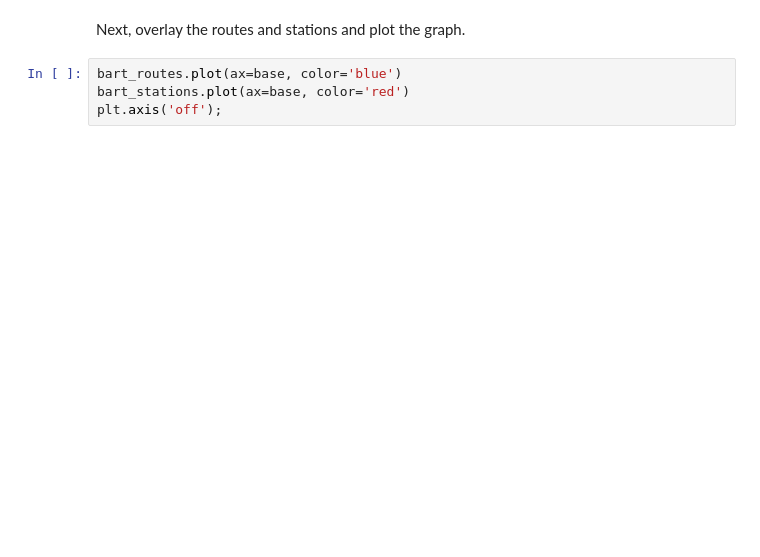
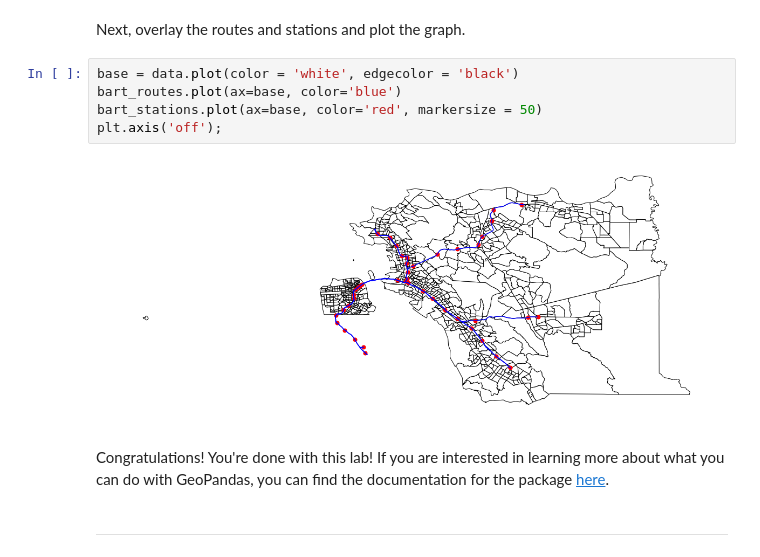
Before and after one commit to ds-modules/CP-101, a Jupyter notebook: Geopandas_solutions.ipynb, the cells around one changed output. Saved outputs shown, nothing was run; the diff lists cells and outputs as text; blank space fills up the shorter version.

Commit message:
Geopandas lab edits

```diff
--- a/Geopandas_solutions.ipynb
+++ b/Geopandas_solutions.ipynb
@@ -244,8 +250,13 @@ base = data.plot(color = 'white', edgecolor = 'black')
 # %% [markdown]
 Next, overlay the routes and stations and plot the graph.
 # %%
+base = data.plot(color = 'white', edgecolor = 'black')
 bart_routes.plot(ax=base, color='blue')
-bart_stations.plot(ax=base, color='red')
+bart_stations.plot(ax=base, color='red', markersize = 50)
 plt.axis('off');
 # %% [output]
-[figure, old version]
+[figure, new version]
+# %% [markdown]
+Congratulations! You're done with this lab! If you are interested in learning more about what you can do with GeoPandas, you can find the documentation for the package [here](http://geopandas.org/reference.html).
+# %% [markdown]
+***
```
Also changed, not shown: parts of 23 cells of this notebook.
